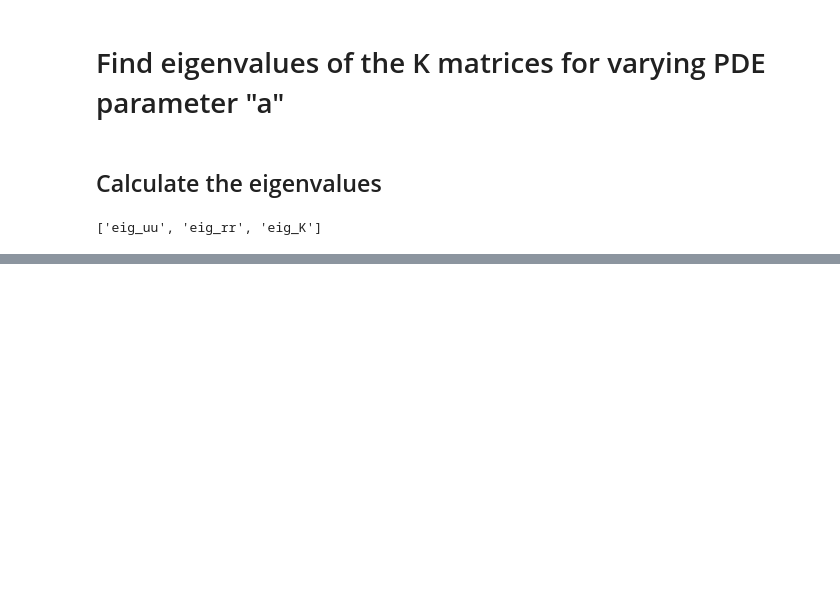
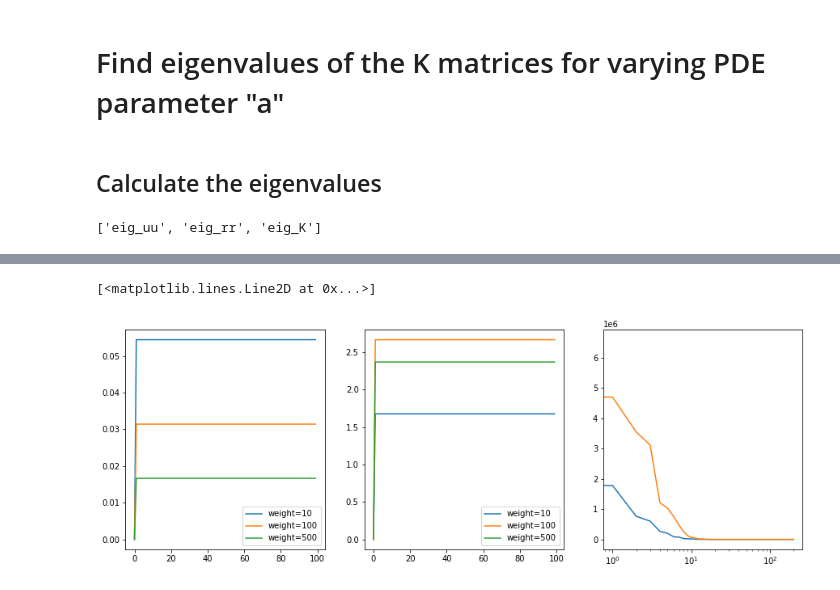
Before and after one commit to mennohie/CS4240-deeplearning-project, a Jupyter notebook: change_hyper_params.ipynb, the cells around one changed output, grey strips where cells are left out. Saved outputs shown, nothing was run; the diff lists cells and outputs as text; code cells hidden in the pictures; blank space fills up the shorter version.

```diff
--- a/change_hyper_params.ipynb
+++ b/change_hyper_params.ipynb
@@ -100,0 +124,34 @@ Text(0.5, 0.98, 'a=100_itr_0')
+# %%
+import os
+
+seed = 1
+data_directory = "./data_ntk/"
+widths = [10, 100, 500]
+depth = 1
+max_itr = 10000
+save_data_freq = 100
+save_eigenvalues_only = True
+
+# make a sub-directory for saving results of each "width" value
+for w in widths:
+    save_data_location = data_directory+"width_{}".format(w)
+    if not os.path.exists(save_data_location):
+        os.mkdir(save_data_location)
+    # Create traning data for the given "a"
+    train_data = create_1D_training_data(avalue)
+    # Create model
+    X_r = train_data[2]
+    mean = X_r.mean(axis=0)  # (1, dim) values
+    std = X_r.std(axis=0)  # (1, dim) values
+    # Create network
+    model = net.PINN(no_of_neurons=w,
+                     no_of_h_layers=depth,
+                     seed=1,
+                     mean= mean.item(), std =std.item())
+    model.to(device)
+    details = train.train_nn_model(model, train_data=train_data,
+                                no_iterations=max_itr, device=device,
+                                save_data_location=save_data_location,
+                                save_data_frequency=save_data_freq,
+                                save_eigs_only=save_eigenvalues_only)
+    del model
@@ -100,0 +196,12 @@ Text(0.5, 0.98, 'a=100_itr_0')
+# %%
+fig, ax = plt.subplots(1,3, figsize= (15,5))
+for w in widths:
+    ax[0].plot(diffs[w], label=f"weight={w}")
+    ax[1].plot(eig_diff[w], label=f"weight={w}")
+ax[0].legend()
+ax[1].legend()
+ax[2].semilogx(eigenvals[0], label="weight=0")
+ax[2].semilogx(eigenvals[9900], label="weo")
+# %% [output]
+[<matplotlib.lines.Line2D at 0x...>]
+[figure, added]
```
Also changed, not shown: parts of 8 cells of this notebook, 2 other files.
